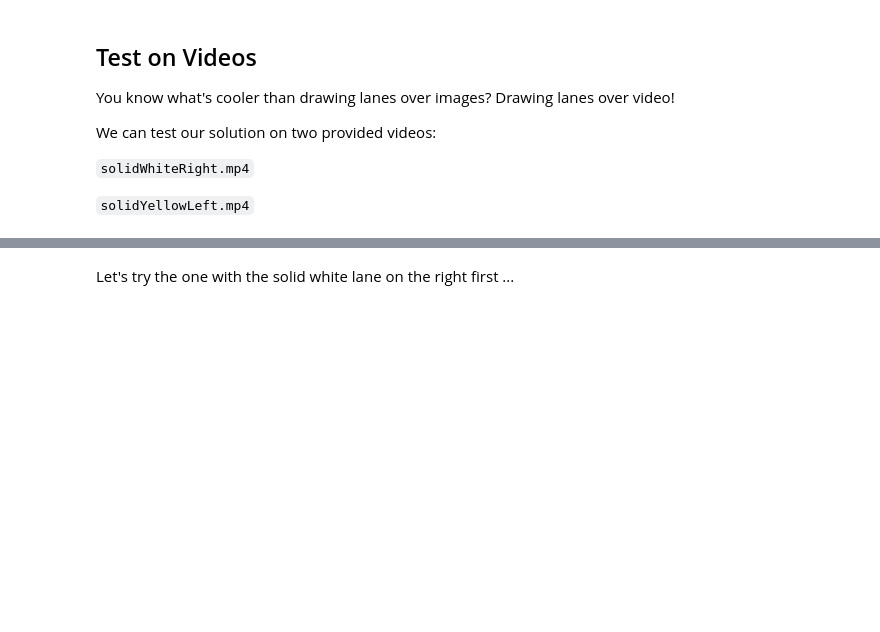
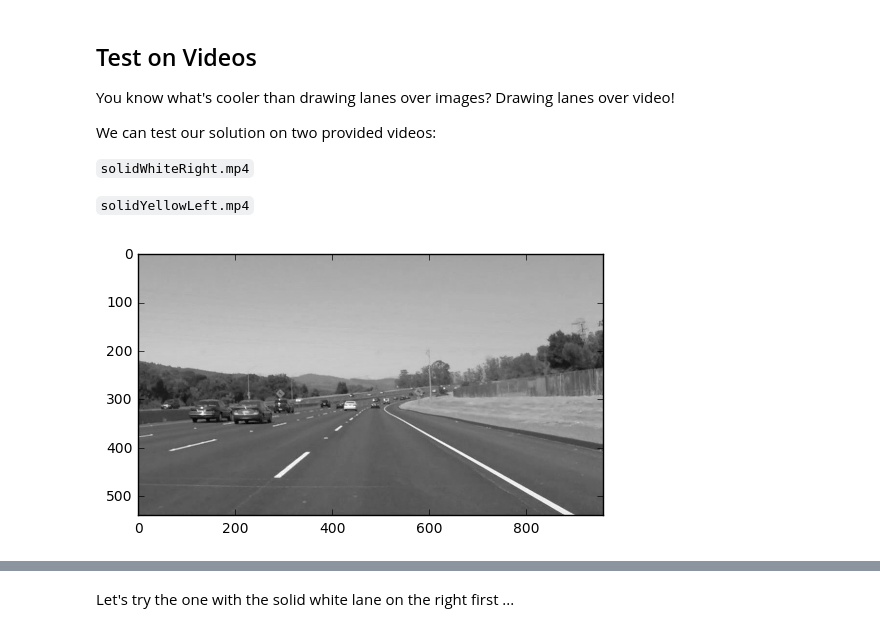
Before and after one commit to gantners/CarND-LaneLines-P1, a Jupyter notebook: Attempt2.ipynb, the cells around one changed output, grey strips where cells are left out. Cells and saved outputs as stored; diff of their text form; code cells hidden in the pictures; blank space fills up the shorter version.

```diff
--- a/Attempt2.ipynb
+++ b/Attempt2.ipynb
@@ -259,3 +259,12 @@ We can test our solution on two provided videos:
 `solidWhiteRight.mp4`
 
 `solidYellowLeft.mp4`
+# %%
+image = mpimg.imread('test_images/' + examples[0])
+# %%
+ # Define a kernel size and apply Gaussian smoothing
+kernel_size = 7
+gray = grayscale(image)
+plt.imshow(gray, cmap='gray');
+# %% [output]
+[figure, added]
```
Also changed, not shown: parts of 7 cells of this notebook.
